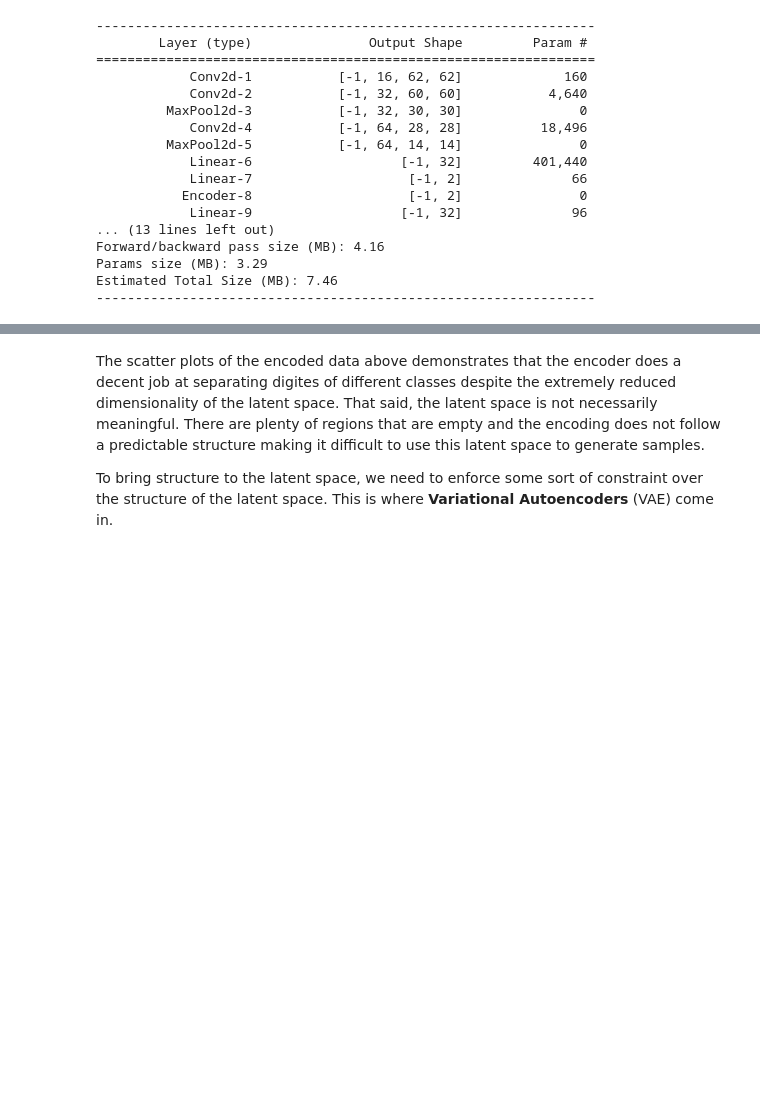
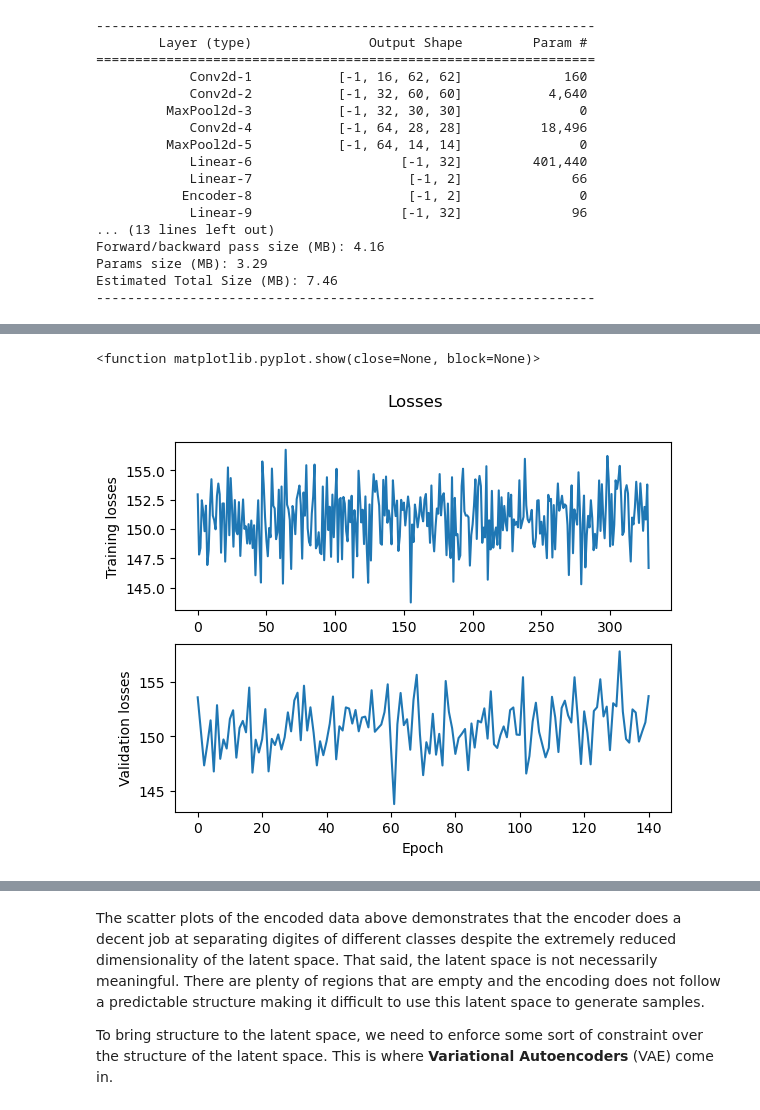
Before and after one commit to pitipatw/Fall23Project, a Jupyter notebook: src/pitipat/hello_vae.ipynb, the cells around one changed output, grey strips where cells are left out. Drawn from its saved outputs; the diff is of its cells as text; code cells hidden in the pictures; blank space fills up the shorter version.

```diff
--- a/src/pitipat/hello_vae.ipynb
+++ b/src/pitipat/hello_vae.ipynb
@@ -302,14 +285,13 @@ for i in tqdm(range(1, n_epochs + 1)):
     training_losses = []
     for j, (digit_images) in enumerate(training_dataloader):
         optimizer.zero_grad() #reset the optimizer in every batch
-        # print(type(digit_images))
-        print(j)
-        print(np.array(digit_images).shape)
+        # print(np.array(digit_images).shape)
+        # print(digit_images)
 
-        digit_images = torch.tensor(digit_images)
-        print(digit_images.shape)
+        # digit_images = torch.tensor(digit_images)
+        # print(digit_images.shape)
         digit_images = digit_images.to(device)
-        print(digit_images.shape)
+        # print(digit_images.shape)
         reconstructed = ae_model(digit_images)
         loss = ae_model.reconstruction_loss(reconstructed, digit_images) #loss between digit and reconstrcted.
 
@@ -324,14 +306,14 @@ for i in tqdm(range(1, n_epochs + 1)):
                 )
             )
 
-    # validation
-    # validation_losses = []
-    # for j, (digit_images, _) in enumerate(validation_dataloader):
-    #     digit_images = digit_images.to(device)
-    #     reconstructed = ae_model(digit_images)
-    #     loss = ae_model.reconstruction_loss(reconstructed, digit_images)
+    #validation
+    validation_losses = []
+    for j, (digit_images) in enumerate(validation_dataloader):
+        digit_images = digit_images.to(device)
+        reconstructed = ae_model(digit_images)
+        loss = ae_model.reconstruction_loss(reconstructed, digit_images)
 
-    #     validation_losses.append(loss.detach().cpu().numpy())
+        validation_losses.append(loss.detach().cpu().numpy())
 
     print(
         "Epoch {0} | Mean training loss: {1:.3f} | Mean validation loss: {2:.3f}".format(
@@ -347,3 +329,22 @@ RuntimeError: Given groups=1, weight of size [16, 1, 3, 3], expected input[1, 64
+# %%
+#plot losses
+fig, (ax1, ax2) = plt.subplots(2, 1)
+fig.suptitle('Losses')
+
+ax1.set_ylabel('Training losses')
+
+
+p1 = ax1.plot(training_losses)
+
+ax2.set_ylabel('Validation losses')
+ax2.set_xlabel("Epoch")
+
+p2 = ax2.plot(validation_losses)
+
+plt.show
+# %% [output]
+<function matplotlib.pyplot.show(close=None, block=None)>
+[figure, added]
 # %%
 ae_model.eval() #put this to inference mode. (good practice to do so)
 # %% [output]
```
Also changed, not shown: parts of 10 cells of this notebook.
